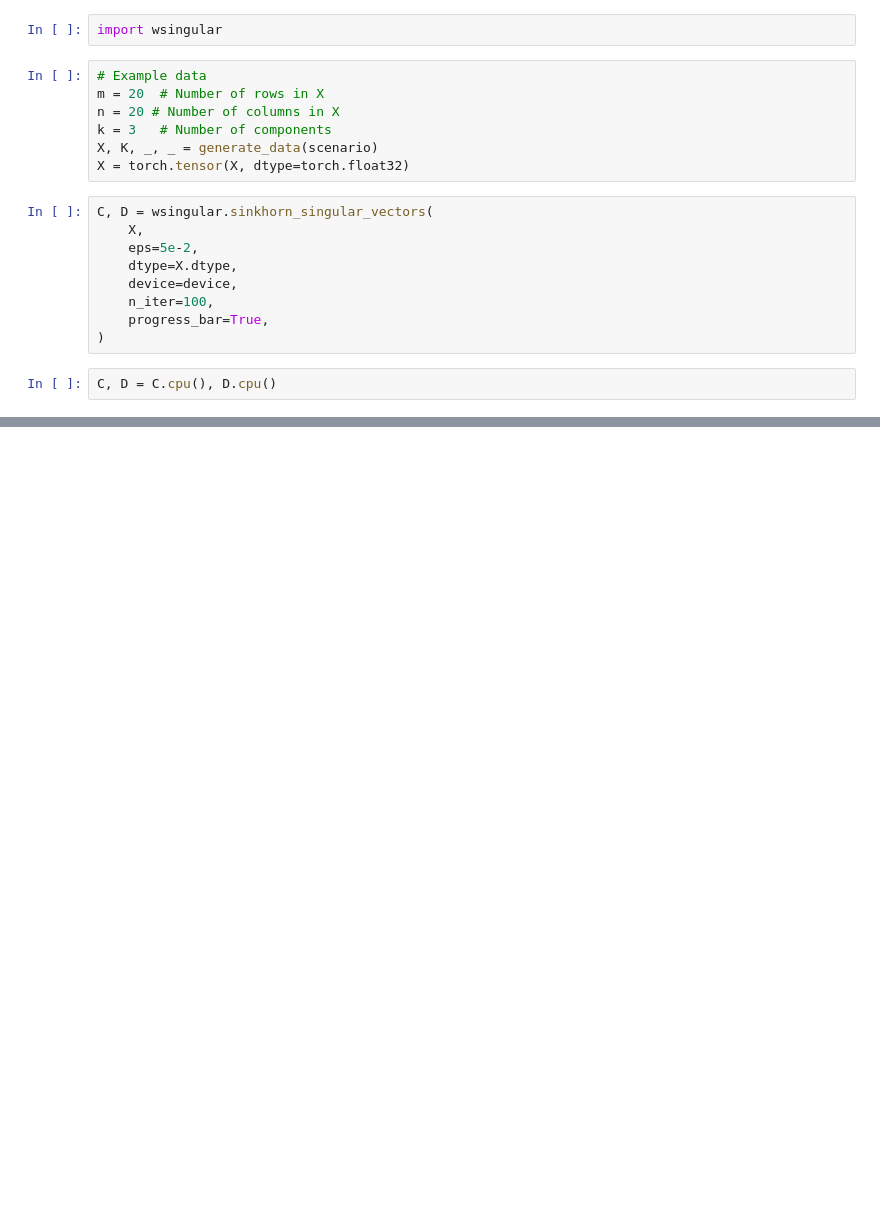
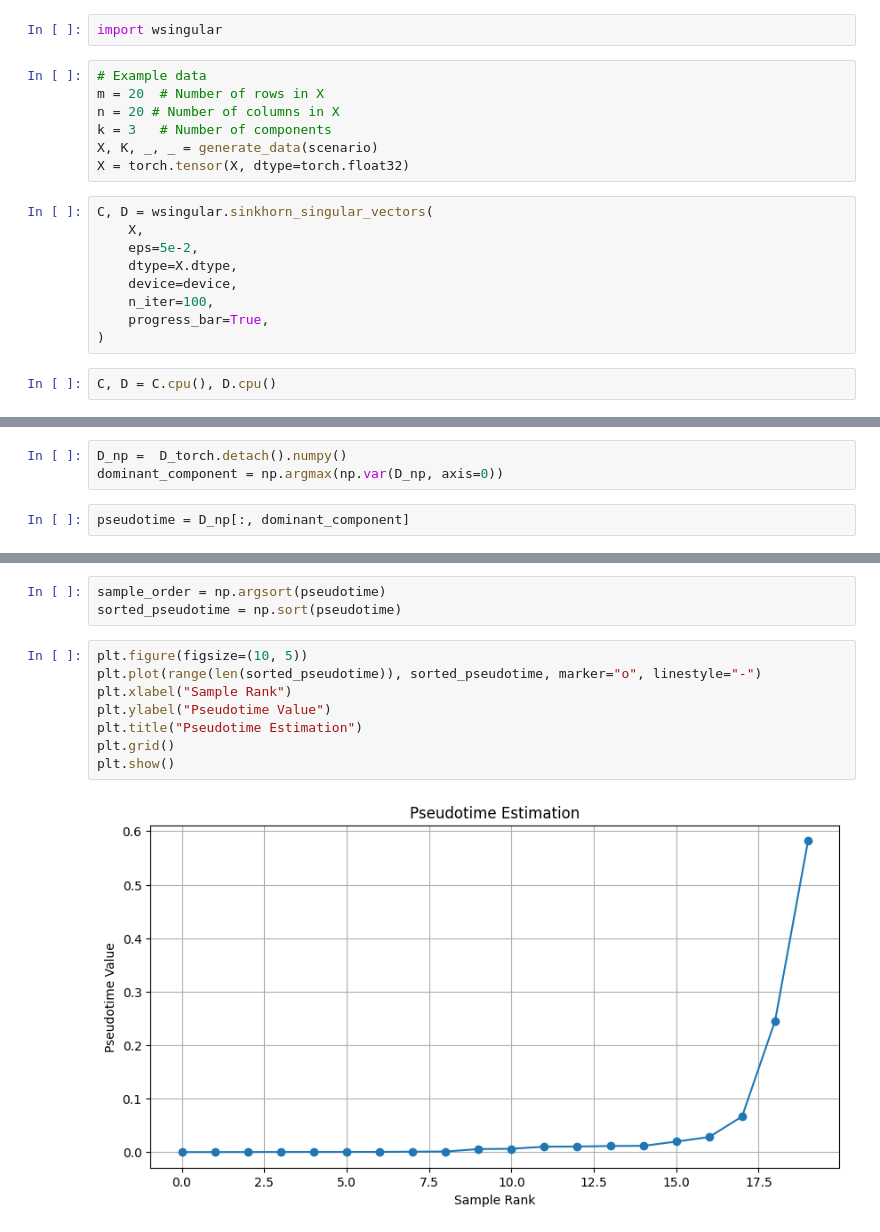
Before and after one commit to AlekseiShevkoplias/wassnmf, a Jupyter notebook: notebooks/example_GPU.ipynb, the cells around one changed output, grey strips where cells are left out. Drawn from its saved outputs; the diff is of its cells as text; blank space fills up the shorter version.

Commit message:
some pseudotime estimation but likely incorrect

```diff
--- a/notebooks/example_GPU.ipynb
+++ b/notebooks/example_GPU.ipynb
@@ -341,0 +406,5 @@ Reconstruction Error (GPU): tensor(1.6842, grad_fn=<LinalgVectorNormBackward0>)
+# %%
+D_np =  D_torch.detach().numpy()
+dominant_component = np.argmax(np.var(D_np, axis=0))
+# %%
+pseudotime = D_np[:, dominant_component]
@@ -341,0 +425,13 @@ Reconstruction Error (GPU): tensor(1.6842, grad_fn=<LinalgVectorNormBackward0>)
+# %%
+sample_order = np.argsort(pseudotime)
+sorted_pseudotime = np.sort(pseudotime)
+# %%
+plt.figure(figsize=(10, 5))
+plt.plot(range(len(sorted_pseudotime)), sorted_pseudotime, marker="o", linestyle="-")
+plt.xlabel("Sample Rank")
+plt.ylabel("Pseudotime Value")
+plt.title("Pseudotime Estimation")
+plt.grid()
+plt.show()
+# %% [output]
+[figure, added]
```
Also changed, not shown: parts of 24 cells of this notebook, 2 other files.
